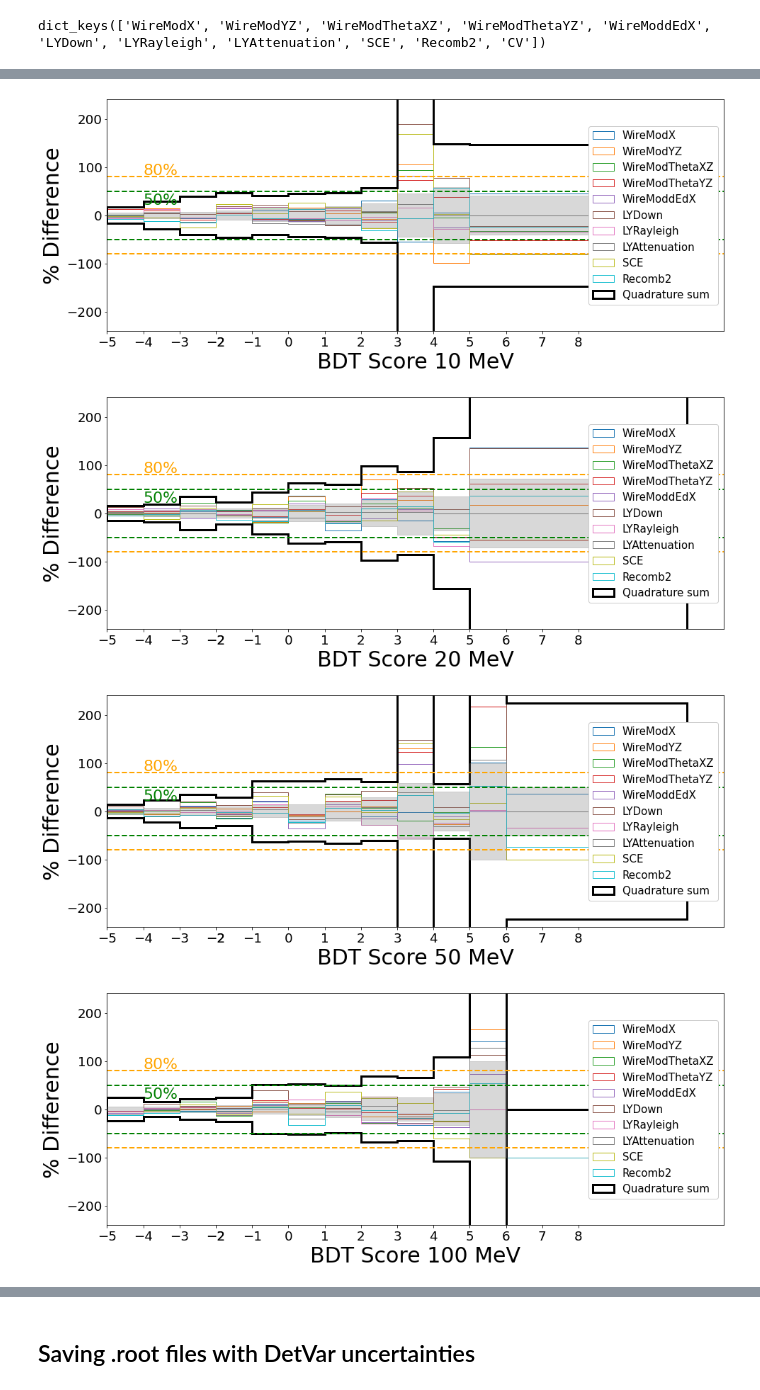
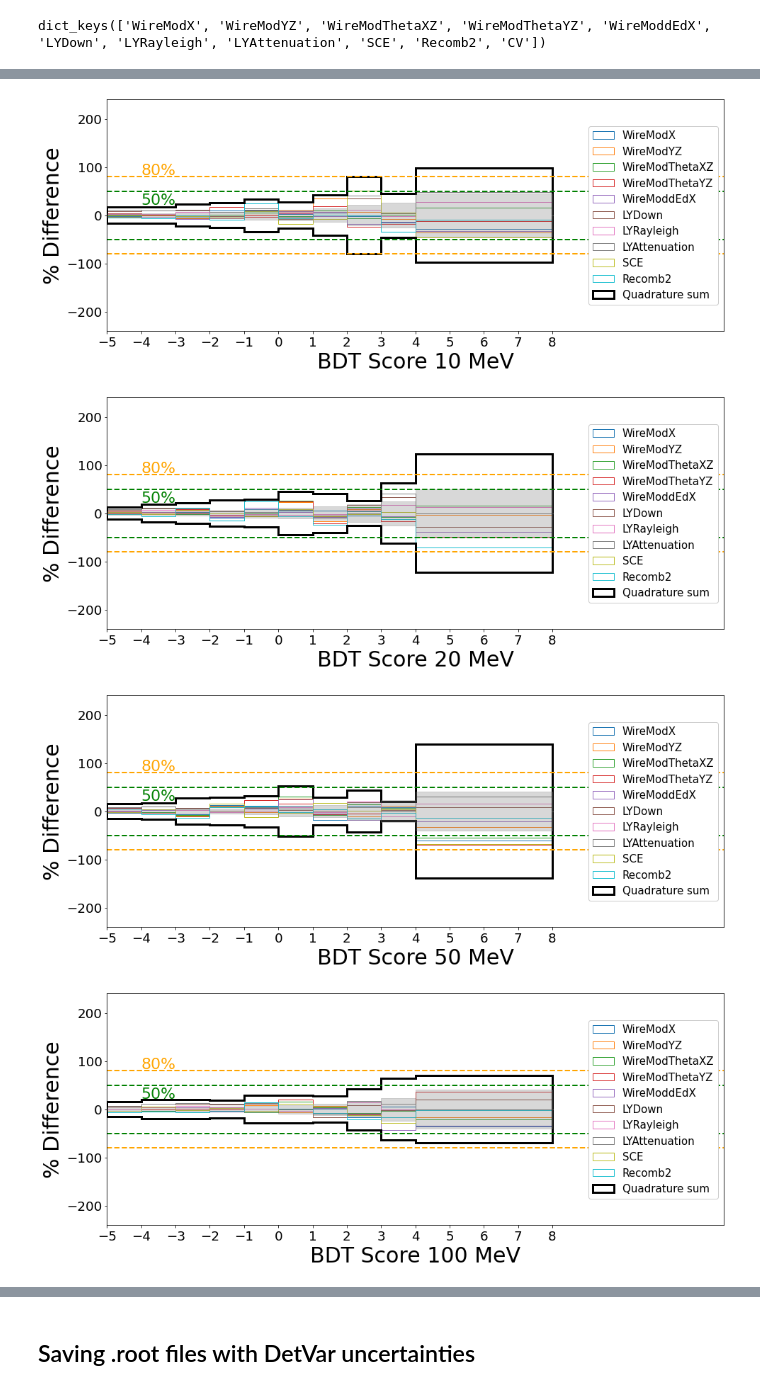
Before and after one commit to dmarsden01/uboone_HNL_analysis, a Jupyter notebook: 3.7_Bkg_DetVar_sys.ipynb, the cells around one changed output, grey strips where cells are left out. Saved outputs shown, nothing was run; the diff lists cells and outputs as text; code cells hidden in the pictures.

Commit message:
Updated detvar scripts. Added pi0 signal detvars into 0, 2

```diff
--- a/3.7_Bkg_DetVar_sys.ipynb
+++ b/3.7_Bkg_DetVar_sys.ipynb
@@ -95,6 +49,6 @@ for sample in samples:
 # %%
-if Params["Load_pi0_signal"] == False: BDT_name = "ee_FINAL"
-if Params["Load_pi0_signal"] == True: BDT_name = "pi0_FINAL"
+if Params["Load_pi0_signal"] == False: BDT_name = "ee_FINAL_2"
+if Params["Load_pi0_signal"] == True: BDT_name = "pi0_FINAL_2"
 
 if Params["Load_pi0_signal"] == False:
     with open(f"bdts/input_vars/{BDT_name}_"+Params["Run"], "rb") as fp:   # Unpickling
@@ -108,17 +62,8 @@ xgb_test_dict = {}
 
 for sample in sample_test_dict:
     xgb_test_dict[sample] = xgboost.DMatrix(sample_test_dict[sample][bdt_vars])
-    # print("Done " + str(sample))
 
-if Params["Load_single_file"] == True:
-    HNL_mass = Params["single_file"]
-    bdt = xgboost.Booster()
-    bdt.load_model(f"bdts/"+Params["Run"]+f"_{HNL_mass}MeV_" + BDT_name+".json")
-    for sample in xgb_test_dict:
-        results = bdt.predict(xgb_test_dict[sample])
-        sample_test_dict[sample][f"BDT_output_{HNL_mass}MeV"] = results
-
-elif Params["Load_pi0_signal"] == False:
+if Params["Load_pi0_signal"] == False:
     for HNL_mass in Constants.HNL_mass_samples:
         bdt = xgboost.Booster()
         # bdt.load_model(f"bdts/"+Params["Run"]+f"_{HNL_mass}_MeV_My_variables_flattened_highest_E_1.json")
@@ -213,16 +158,14 @@ def Calc_stat_err(CV_hist, CV_hist_unweighted): #Calculate the statistical (Pois
 ## Plotting overlay Detector variations
 # %%
 bins_dict = {}
-filename = 'FINAL.root'
-if Params["Load_single_file"] == True:
-    HNL_masses = [Params["single_file"]]
-else:
-    if Params["Load_pi0_signal"] == False:
-        HNL_masses = Constants.HNL_mass_samples
-        saved_loc = f'bdt_output/'
-    if Params["Load_pi0_signal"] == True:
-        HNL_masses = Constants.HNL_mass_pi0_samples
-        saved_loc = f'bdt_output/pi0/'
+filename = 'FINAL_2.root'
+
+if Params["Load_pi0_signal"] == False:
+    HNL_masses = Constants.HNL_mass_samples
+    saved_loc = f'bdt_output/'
+if Params["Load_pi0_signal"] == True:
+    HNL_masses = Constants.HNL_mass_pi0_samples
+    saved_loc = f'bdt_output/pi0/'
 
 for HNL_mass in HNL_masses:
     hist_placeholder = uproot.open(saved_loc+Params["Run"]+f'_{HNL_mass}MeV_'+filename)
@@ -237,7 +180,7 @@ dict_keys(['WireModX', 'WireModYZ', 'WireModThetaXZ', 'WireModThetaYZ', 'WireMod
 # %%
 # Want to swap this out for the neater script below. However, below currently getting problems with zero divisors and not plotting merged bins
 DetVar_percentages_dict = {}
-savefig = True
+savefig = False
 display = True
 
 figsize=(14, 6)
@@ -254,12 +197,8 @@ for HNL_mass in HNL_masses: #Looping over all mass points
         xrange = [bins_dict[HNL_mass][0], bins_dict[HNL_mass][-1]]
         # xlims = [-0.5, 7]
         # xticks = [0, 1, 2, 3, 4, 5]
-        if Params["Run"] == "run1":
-            xlims = [-5, 11]
-            xticks = [-5, -4, -3, -2, -2, -1, 0, 1, 2, 3, 4, 5, 6, 7]
-        if Params["Run"] == "run3":
-            xlims = [-5, 12]
-            xticks = [-5, -4, -3, -2, -2, -1, 0, 1, 2, 3, 4, 5, 6, 7, 8]
+        xlims = [bins_dict[HNL_mass][0],bins_dict[HNL_mass][-1]+5]
+        xticks = np.arange(bins_dict[HNL_mass][0],bins_dict[HNL_mass][-1]+1)
     else:
         bins = np.linspace(0,1, 11)
         nbins = len(bins)-1
@@ -404,4 +343,4 @@ Plotting 150MeV histogram
-[figure, old version]
+[figure, new version]
-[figure, old version]
+[figure, new version]
-[figure, old version]
+[figure, new version]
-[figure, old version]
+[figure, new version]
```
Also changed, not shown: parts of 13 cells of this notebook, 5 other files.
